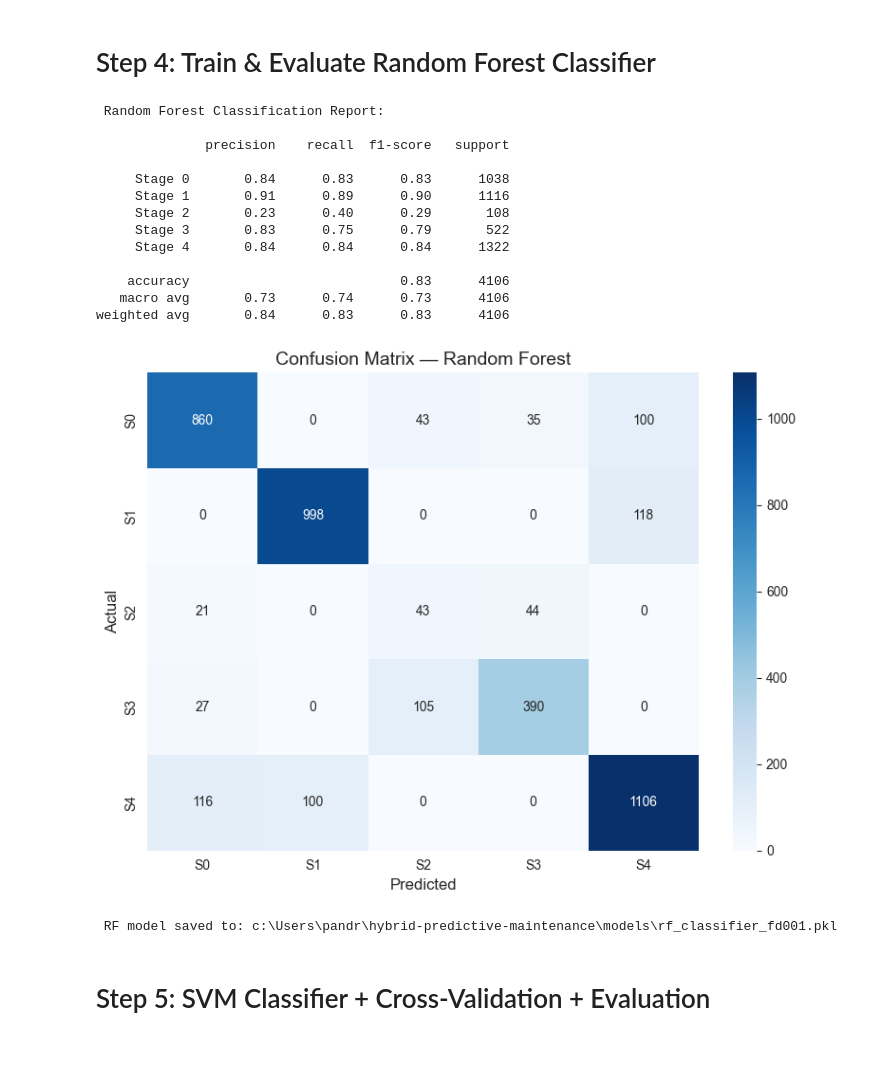
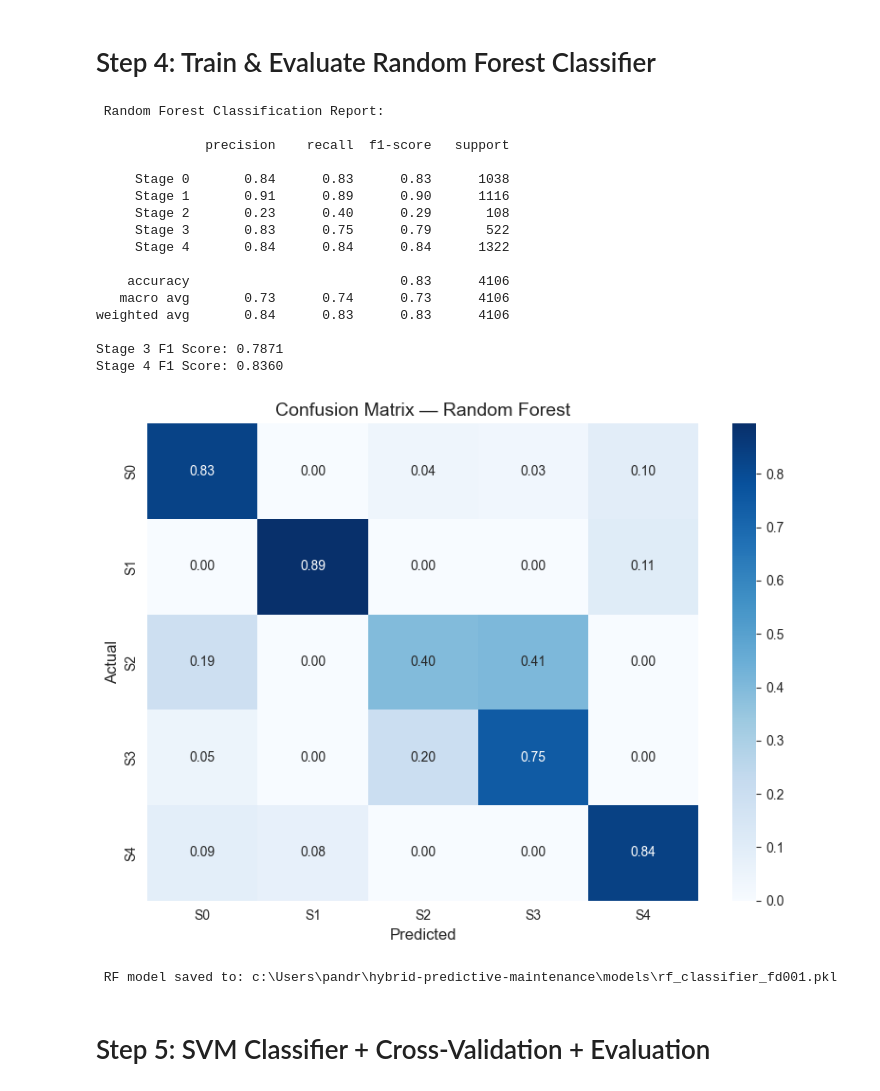
Before and after one commit to sunkenship2025/hybrid-predictive-maintenance, a Jupyter notebook: notebooks/phase3/fd001_classification.ipynb, the cells around one changed output. Drawn from its saved outputs; the diff is of its cells as text; code cells hidden in the pictures; blank space fills up the shorter version.

```diff
--- a/notebooks/phase3/fd001_classification.ipynb
+++ b/notebooks/phase3/fd001_classification.ipynb
@@ -292,39 +309,50 @@ y_pred = rf_clf.predict(X_test)
 print(" Random Forest Classification Report:\n")
 print(classification_report(y_test, y_pred))
 
+from sklearn.metrics import f1_score
+
+stage3_f1 = f1_score(y_test, y_pred, labels=['Stage 3'], average='macro')
+stage4_f1 = f1_score(y_test, y_pred, labels=['Stage 4'], average='macro')
+
+print(f"Stage 3 F1 Score: {stage3_f1:.4f}")
+print(f"Stage 4 F1 Score: {stage4_f1:.4f}")
+
 # --- Confusion Matrix ---
-cm = confusion_matrix(y_test, y_pred, labels=['Stage 0', 'Stage 1', 'Stage 2', 'Stage 3', 'Stage 4'])
+cm = confusion_matrix(y_test, y_pred, labels=['Stage 0', 'Stage 1', 'Stage 2', 'Stage 3', 'Stage 4'], normalize='true')
 
 plt.figure(figsize=(8, 6))
-sns.heatmap(cm, annot=True, fmt='d', cmap='Blues',
+sns.heatmap(cm, annot=True, fmt='.2f', cmap='Blues',
             xticklabels=['S0','S1','S2','S3','S4'],
             yticklabels=['S0','S1','S2','S3','S4'])
 plt.title("Confusion Matrix — Random Forest")
 plt.xlabel("Predicted")
 plt.ylabel("Actual")
 plt.tight_layout()
 plt.savefig(os.path.join(FIGURES_DIR, 'rf_fd001_confusion_matrix.png'))
 plt.show()
 
 # --- Save model ---
 rf_model_path = os.path.join(MODELS_DIR, 'rf_classifier_fd001.pkl')
 joblib.dump(rf_clf, rf_model_path)
 print(f" RF model saved to: {rf_model_path}")
 # %% [output]
  Random Forest Classification Report:
 
               precision    recall  f1-score   support
 
      Stage 0       0.84      0.83      0.83      1038
      Stage 1       0.91      0.89      0.90      1116
      Stage 2       0.23      0.40      0.29       108
      Stage 3       0.83      0.75      0.79       522
      Stage 4       0.84      0.84      0.84      1322
 
     accuracy                           0.83      4106
    macro avg       0.73      0.74      0.73      4106
 weighted avg       0.84      0.83      0.83      4106
+
+Stage 3 F1 Score: 0.7871
+Stage 4 F1 Score: 0.8360
-[figure, old version]
+[figure, new version]
  RF model saved to: c:\Users\pandr\hybrid-predictive-maintenance\models\rf_classifier_fd001.pkl
 # %% [markdown]
 # Step 5: SVM Classifier + Cross-Validation + Evaluation
```
Also changed, not shown: parts of 4 cells of this notebook, 21 other files.
